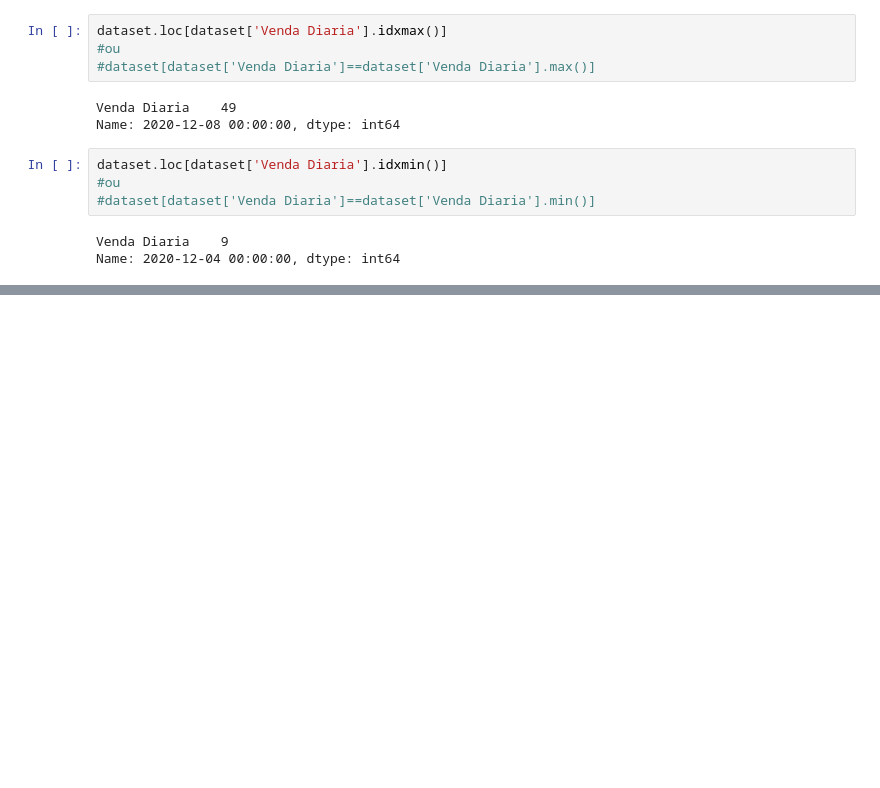
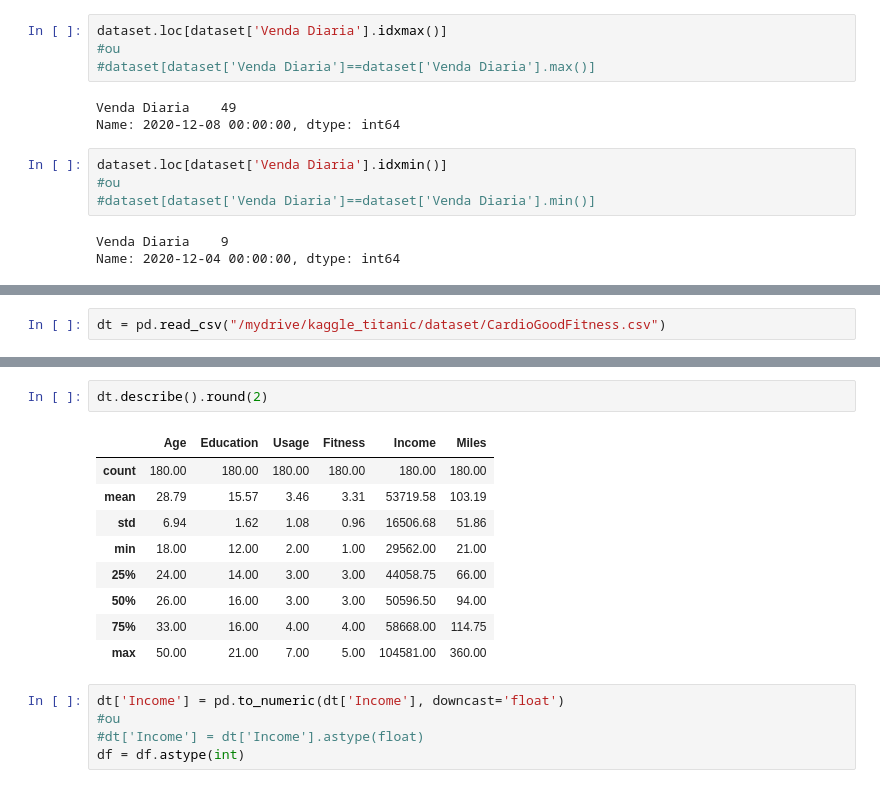
Before and after one commit to isaiastrajano/BootCamp_Python_DataScience, a Jupyter notebook: Exercicio_estatisticadescritiva.ipynb, the cells around one changed output, grey strips where cells are left out. Cells and saved outputs as stored; diff of their text form; blank space fills up the shorter version.

```diff
--- a/Exercicio_estatisticadescritiva.ipynb
+++ b/Exercicio_estatisticadescritiva.ipynb
@@ -269,0 +305,2 @@ Com base nestas informações:
+# %%
+dt = pd.read_csv("/mydrive/kaggle_titanic/dataset/CardioGoodFitness.csv")
@@ -269,0 +343,17 @@ Com base nestas informações:
+# %%
+dt.describe().round(2)
+# %% [output]
+|  | Age | Education | Usage | Fitness | Income | Miles |
+| count | 180.00 | 180.00 | 180.00 | 180.00 | 180.00 | 180.00 |
+| mean | 28.79 | 15.57 | 3.46 | 3.31 | 53719.58 | 103.19 |
+| std | 6.94 | 1.62 | 1.08 | 0.96 | 16506.68 | 51.86 |
+| min | 18.00 | 12.00 | 2.00 | 1.00 | 29562.00 | 21.00 |
+| 25% | 24.00 | 14.00 | 3.00 | 3.00 | 44058.75 | 66.00 |
+| 50% | 26.00 | 16.00 | 3.00 | 3.00 | 50596.50 | 94.00 |
+| 75% | 33.00 | 16.00 | 4.00 | 4.00 | 58668.00 | 114.75 |
+| max | 50.00 | 21.00 | 7.00 | 5.00 | 104581.00 | 360.00 |
+# %%
+dt['Income'] = pd.to_numeric(dt['Income'], downcast='float')
+#ou
+#dt['Income'] = dt['Income'].astype(float)
+df = df.astype(int)
```
Also changed, not shown: parts of 26 cells of this notebook.
